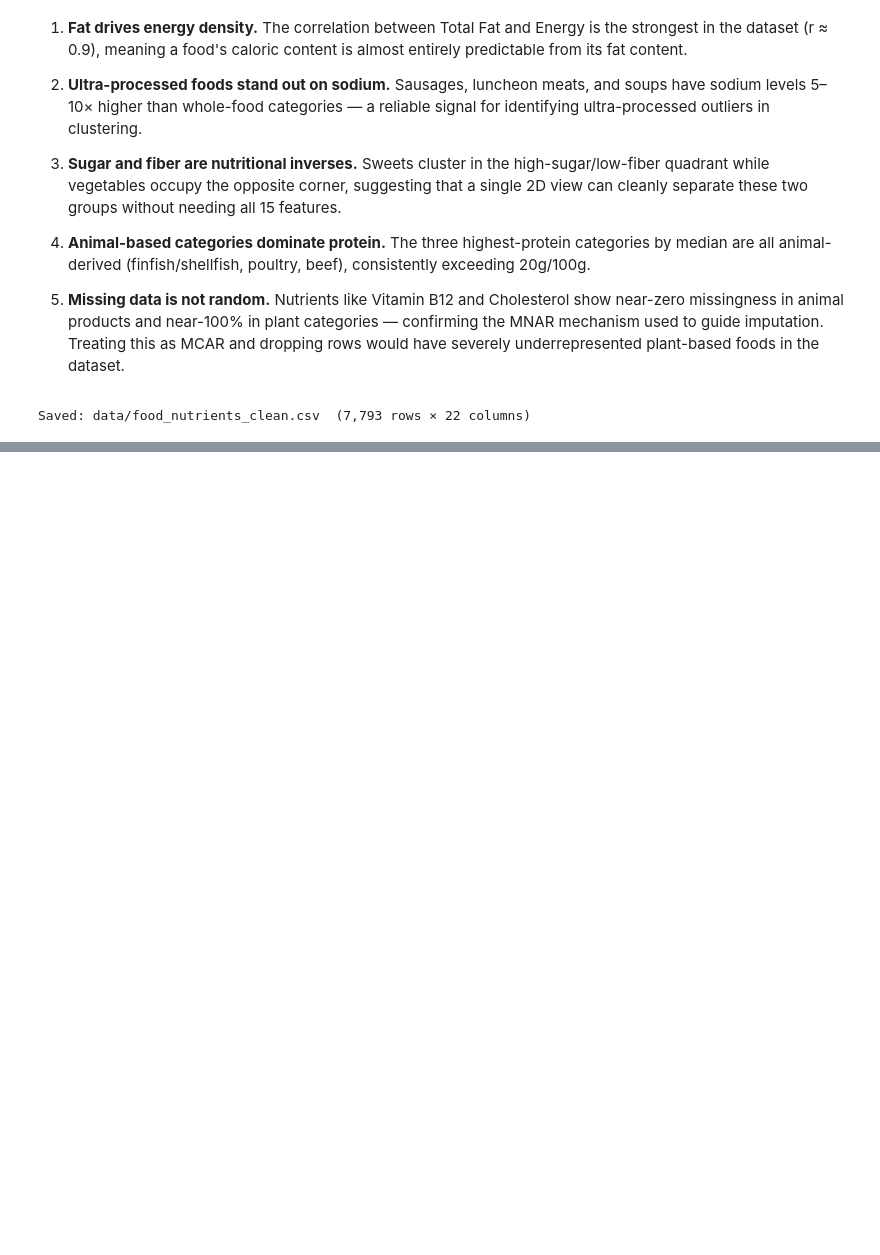
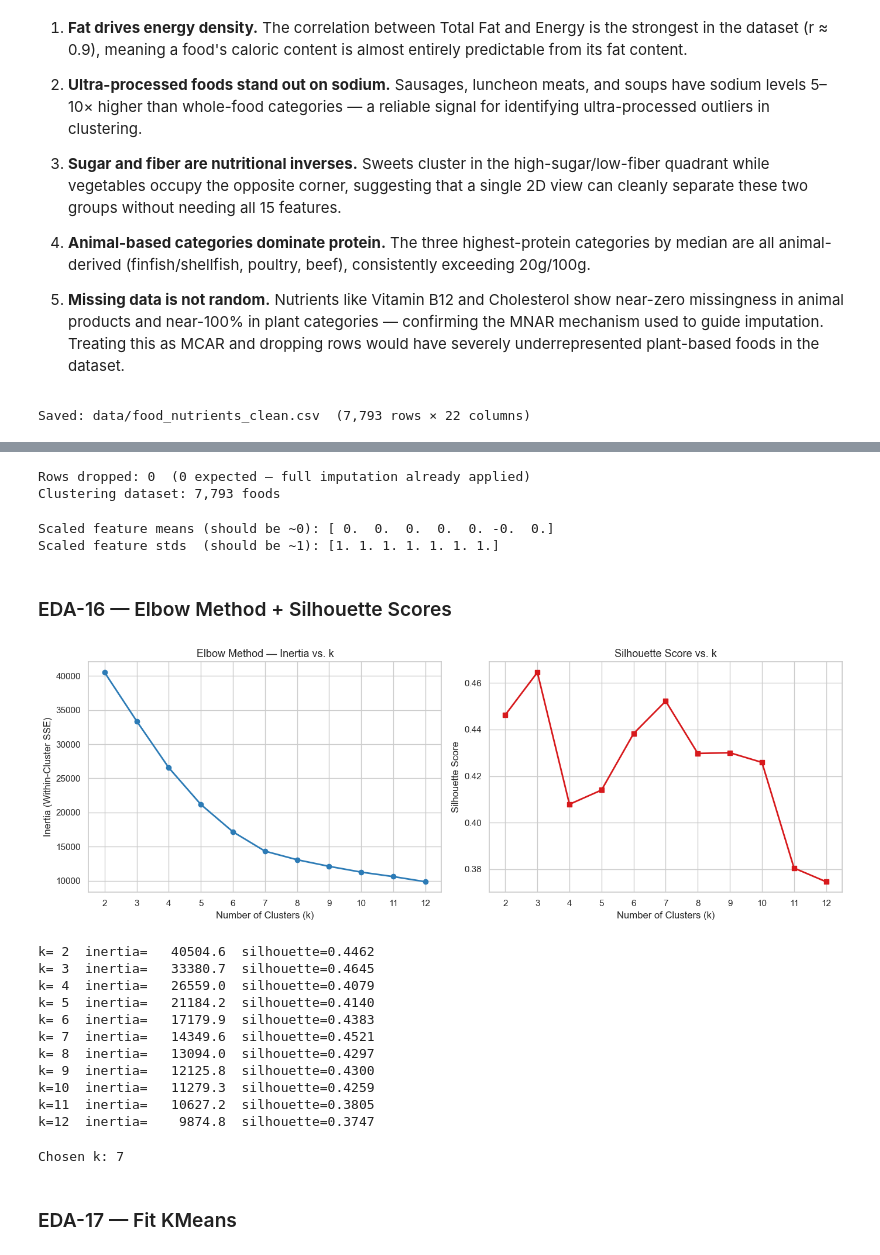
Before and after one commit to AlantheG21/USDA_Data_Visualization, a Jupyter notebook: notebooks/usdaFoodNutrition.ipynb, the cells around one changed output, grey strips where cells are left out. Saved outputs shown, nothing was run; the diff lists cells and outputs as text; code cells hidden in the pictures; blank space fills up the shorter version.

Commit message:
added: Clustered data based on macronutrients for Milesstone 3

```diff
--- a/notebooks/usdaFoodNutrition.ipynb
+++ b/notebooks/usdaFoodNutrition.ipynb
@@ -698,0 +748,79 @@ Saved: data/food_nutrients_clean.csv  (7,793 rows × 22 columns)
+# %%
+# EDA-14: drop rows with any null in clustering columns
+# Expected to drop 0 rows because MNAR/MAR imputation already handled all nulls
+before = len(df)
+df_clust = df.dropna(subset=CLUSTER_FEATURES).copy()
+print(f"Rows dropped: {before - len(df_clust)}  (0 expected — full imputation already applied)")
+print(f"Clustering dataset: {df_clust.shape[0]:,} foods")
+# %% [output]
+Rows dropped: 0  (0 expected — full imputation already applied)
+Clustering dataset: 7,793 foods
+# %%
+# EDA-15: standardise with StandardScaler
+# K-means uses Euclidean distance — without scaling, sodium (0–5,000+ mg) would dominate
+# fiber (0–20g) by orders of magnitude, making the other features irrelevant.
+scaler = StandardScaler()
+X_scaled = scaler.fit_transform(df_clust[CLUSTER_FEATURES])
+
+print("Scaled feature means (should be ~0):", X_scaled.mean(axis=0).round(3))
+print("Scaled feature stds  (should be ~1):", X_scaled.std(axis=0).round(3))
+# %% [output]
+Scaled feature means (should be ~0): [ 0.  0.  0.  0.  0. -0.  0.]
+Scaled feature stds  (should be ~1): [1. 1. 1. 1. 1. 1. 1.]
+# %% [markdown]
+### EDA-16 — Elbow Method + Silhouette Scores
+# %%
+inertias = []
+sil_scores = []
+K_RANGE = range(2, 13)
+
+for k in K_RANGE:
+    km = KMeans(n_clusters=k, n_init=10, random_state=42)
+    labels = km.fit_predict(X_scaled)
+    inertias.append(km.inertia_)
+    sil_scores.append(silhouette_score(X_scaled, labels))
+
+fig, axes = plt.subplots(1, 2, figsize=(14, 5))
+
+# Elbow plot
+axes[0].plot(list(K_RANGE), inertias, marker="o", color=PRIMARY_COLOR, linewidth=2)
+axes[0].set_title("Elbow Method — Inertia vs. k", fontsize=13)
+axes[0].set_xlabel("Number of Clusters (k)")
+axes[0].set_ylabel("Inertia (Within-Cluster SSE)")
+axes[0].set_xticks(list(K_RANGE))
+
+# Silhouette plot
+axes[1].plot(list(K_RANGE), sil_scores, marker="s", color="#D7191C", linewidth=2)
+axes[1].set_title("Silhouette Score vs. k", fontsize=13)
+axes[1].set_xlabel("Number of Clusters (k)")
+axes[1].set_ylabel("Silhouette Score")
+axes[1].set_xticks(list(K_RANGE))
+
+plt.tight_layout()
+plt.savefig("../assets/viz_elbow_silhouette.png", dpi=150, bbox_inches="tight")
+plt.show()
+
+for k, inert, sil in zip(K_RANGE, inertias, sil_scores):
+    print(f"k={k:2d}  inertia={inert:10.1f}  silhouette={sil:.4f}")
+# %% [output]
+[figure, added]
+k= 2  inertia=   40504.6  silhouette=0.4462
+k= 3  inertia=   33380.7  silhouette=0.4645
+k= 4  inertia=   26559.0  silhouette=0.4079
+k= 5  inertia=   21184.2  silhouette=0.4140
+k= 6  inertia=   17179.9  silhouette=0.4383
+k= 7  inertia=   14349.6  silhouette=0.4521
+k= 8  inertia=   13094.0  silhouette=0.4297
+k= 9  inertia=   12125.8  silhouette=0.4300
+k=10  inertia=   11279.3  silhouette=0.4259
+k=11  inertia=   10627.2  silhouette=0.3805
+k=12  inertia=    9874.8  silhouette=0.3747
+# %%
+# Choose k based on elbow + silhouette table above
+# Update this value after inspecting the plots
+CHOSEN_K = 7
+print(f"Chosen k: {CHOSEN_K}")
+# %% [output]
+Chosen k: 7
+# %% [markdown]
+### EDA-17 — Fit KMeans
```
Also changed, not shown: parts of 20 cells of this notebook.
